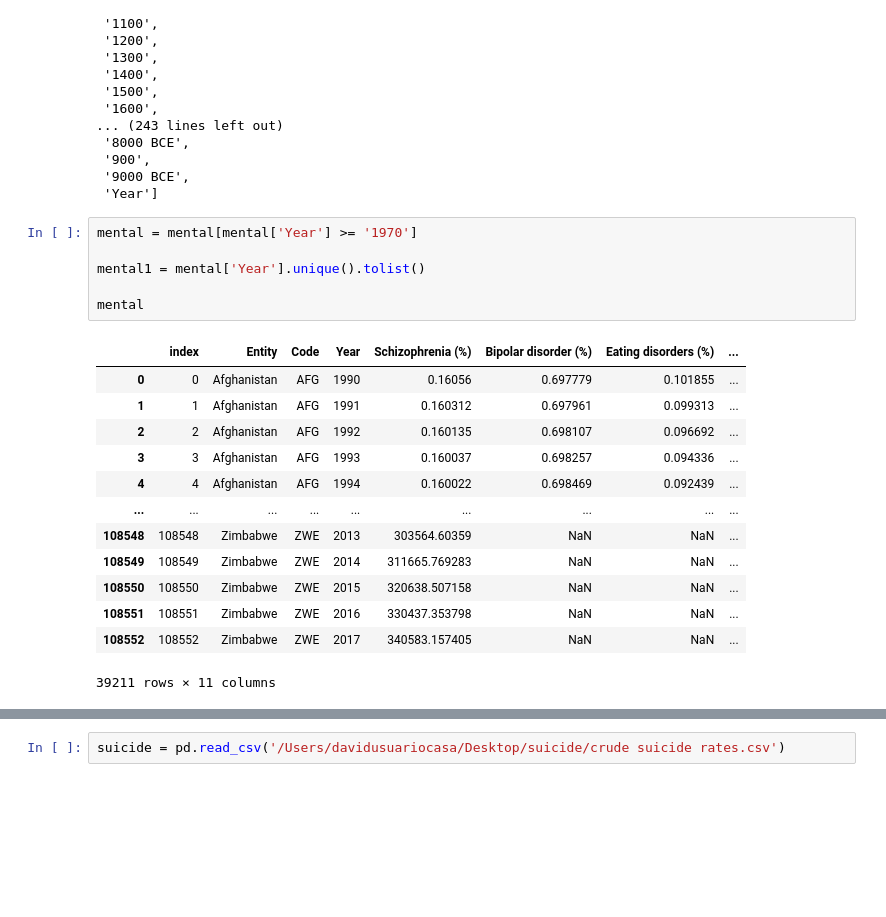
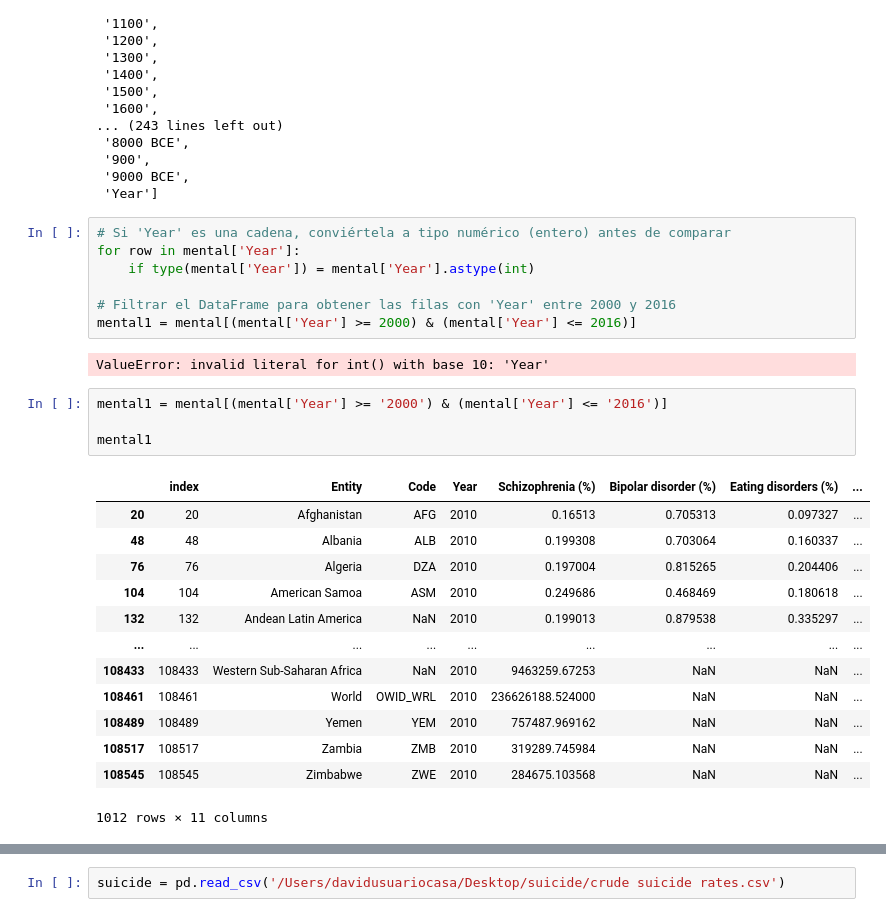
Before and after one commit to davidfernandez1619/Dashboard-Project, a Jupyter notebook: Notebooks/Cleaning.ipynb, the cells around one changed output, grey strips where cells are left out. Cells and saved outputs as stored; diff of their text form; blank space fills up the shorter version.

```diff
--- a/Notebooks/Cleaning.ipynb
+++ b/Notebooks/Cleaning.ipynb
@@ -47,23 +134,30 @@ lst
  '900',
  '9000 BCE',
  'Year']
+# %%
+# Si 'Year' es una cadena, conviértela a tipo numérico (entero) antes de comparar
+for row in mental['Year']:
+    if type(mental['Year']) = mental['Year'].astype(int)
+
+# Filtrar el DataFrame para obtener las filas con 'Year' entre 2000 y 2016
+mental1 = mental[(mental['Year'] >= 2000) & (mental['Year'] <= 2016)]
+# %% [output]
+ValueError: invalid literal for int() with base 10: 'Year'
 # %%
-mental = mental[mental['Year'] >= '1970']
+mental1 = mental[(mental['Year'] >= '2000') & (mental['Year'] <= '2016')]
 
-mental1 = mental['Year'].unique().tolist()
-
-mental
+mental1
 # %% [output]
 |  | index | Entity | Code | Year | Schizophrenia (%) | Bipolar disorder (%) | Eating disorders (%) | ... |
-| 0 | 0 | Afghanistan | AFG | 1990 | 0.16056 | 0.697779 | 0.101855 | ... |
-| 1 | 1 | Afghanistan | AFG | 1991 | 0.160312 | 0.697961 | 0.099313 | ... |
-| 2 | 2 | Afghanistan | AFG | 1992 | 0.160135 | 0.698107 | 0.096692 | ... |
-| 3 | 3 | Afghanistan | AFG | 1993 | 0.160037 | 0.698257 | 0.094336 | ... |
-| 4 | 4 | Afghanistan | AFG | 1994 | 0.160022 | 0.698469 | 0.092439 | ... |
+| 20 | 20 | Afghanistan | AFG | 2010 | 0.16513 | 0.705313 | 0.097327 | ... |
+| 48 | 48 | Albania | ALB | 2010 | 0.199308 | 0.703064 | 0.160337 | ... |
+| 76 | 76 | Algeria | DZA | 2010 | 0.197004 | 0.815265 | 0.204406 | ... |
+| 104 | 104 | American Samoa | ASM | 2010 | 0.249686 | 0.468469 | 0.180618 | ... |
+| 132 | 132 | Andean Latin America | NaN | 2010 | 0.199013 | 0.879538 | 0.335297 | ... |
 | ... | ... | ... | ... | ... | ... | ... | ... | ... |
-| 108548 | 108548 | Zimbabwe | ZWE | 2013 | 303564.60359 | NaN | NaN | ... |
-| 108549 | 108549 | Zimbabwe | ZWE | 2014 | 311665.769283 | NaN | NaN | ... |
-| 108550 | 108550 | Zimbabwe | ZWE | 2015 | 320638.507158 | NaN | NaN | ... |
-| 108551 | 108551 | Zimbabwe | ZWE | 2016 | 330437.353798 | NaN | NaN | ... |
-| 108552 | 108552 | Zimbabwe | ZWE | 2017 | 340583.157405 | NaN | NaN | ... |
+| 108433 | 108433 | Western Sub-Saharan Africa | NaN | 2010 | 9463259.67253 | NaN | NaN | ... |
+| 108461 | 108461 | World | OWID_WRL | 2010 | 236626188.524000 | NaN | NaN | ... |
+| 108489 | 108489 | Yemen | YEM | 2010 | 757487.969162 | NaN | NaN | ... |
+| 108517 | 108517 | Zambia | ZMB | 2010 | 319289.745984 | NaN | NaN | ... |
+| 108545 | 108545 | Zimbabwe | ZWE | 2010 | 284675.103568 | NaN | NaN | ... |
-39211 rows × 11 columns
+1012 rows × 11 columns
```
Also changed, not shown: parts of 17 cells of this notebook.
